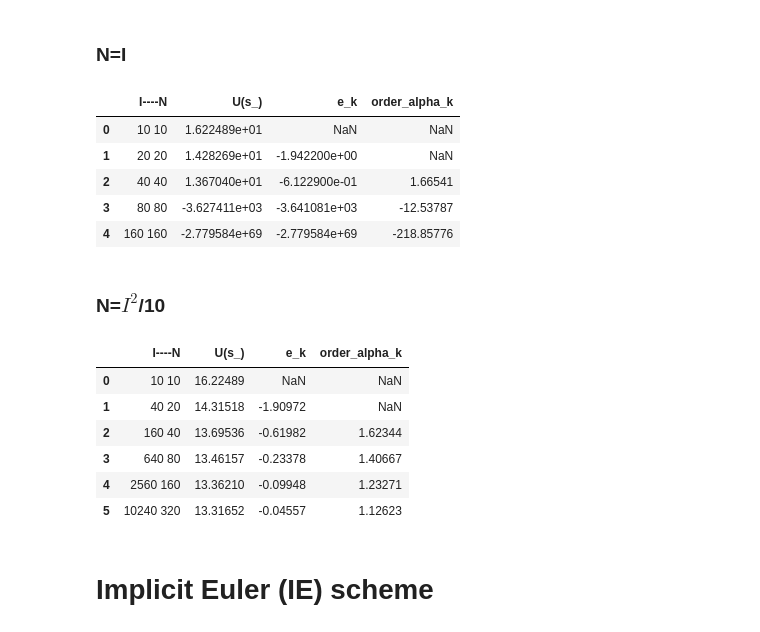
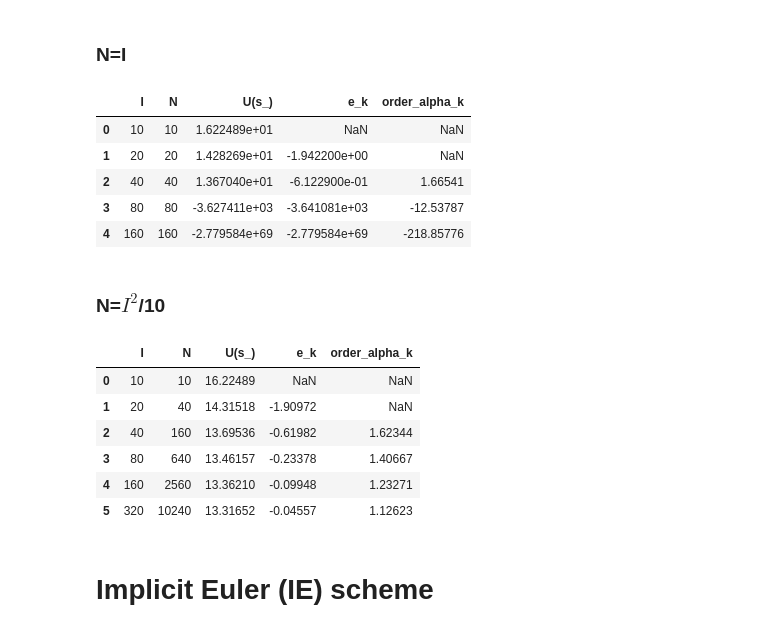
Before and after one commit to SHAO-Nuoya/EDP-in-Finance, a Jupyter notebook: TP1.ipynb, the cells around one changed output. Drawn from its saved outputs; the diff is of its cells as text; code cells hidden in the pictures.

```diff
--- a/TP1.ipynb
+++ b/TP1.ipynb
@@ -231,7 +231,7 @@ When N = 10, I = 10, PI approximation = 8.792522992351646
 ## e) Numerical order of the scheme
 # %%
 def dic() -> dict:
-    dic = {'I----N': [], 'U(s_)': [], 'e_k': [], 'order_alpha_k': []}
+    dic = {'I': [], 'N': [], 'U(s_)': [], 'e_k': [], 'order_alpha_k': []}
     return dic
 
 
@@ -253,7 +253,8 @@ for i in range(len(values)):
     bs = BS(N=N, I=I)
     U_s = P1(s_, bs, 'EE')
     hs.append(bs.h)
-    dictionary['I----N'].append('{} {}'.format(N, I))
+    dictionary['I'].append(I)
+    dictionary['N'].append(N)
     dictionary['U(s_)'].append(U_s)
     if i > 0:
         dictionary['e_k'].append(dictionary['U(s_)'][i] -
@@ -267,50 +268,51 @@ for i in range(len(values)):
 df = pd.DataFrame.from_dict(dictionary)
 df.round(5)
 # %% [output]
-|  | I----N | U(s_) | e_k | order_alpha_k |
-| 0 | 10 10 | 1.622489e+01 | NaN | NaN |
-| 1 | 20 20 | 1.428269e+01 | -1.942200e+00 | NaN |
-| 2 | 40 40 | 1.367040e+01 | -6.122900e-01 | 1.66541 |
-| 3 | 80 80 | -3.627411e+03 | -3.641081e+03 | -12.53787 |
-| 4 | 160 160 | -2.779584e+69 | -2.779584e+69 | -218.85776 |
+|  | I | N | U(s_) | e_k | order_alpha_k |
+| 0 | 10 | 10 | 1.622489e+01 | NaN | NaN |
+| 1 | 20 | 20 | 1.428269e+01 | -1.942200e+00 | NaN |
+| 2 | 40 | 40 | 1.367040e+01 | -6.122900e-01 | 1.66541 |
+| 3 | 80 | 80 | -3.627411e+03 | -3.641081e+03 | -12.53787 |
+| 4 | 160 | 160 | -2.779584e+69 | -2.779584e+69 | -218.85776 |
 # %% [markdown]
 ### N=$I^2$/10
 # %%
 Is = [10, 20, 40, 80, 160, 320]
 s_ = 80
 hs = []
 
 dictionary = dic()
 dictionary['e_k'].append(None)
 dictionary['order_alpha_k'].extend([None, None])
 
 for i in range(len(Is)):
     I = Is[i]
     N = I**2 // 10
     bs = BS(N=N, I=I)
     U_s = P1(s_, bs, 'EE')
     hs.append(bs.h)
-    dictionary['I----N'].append('{} {}'.format(N, I))
+    dictionary['I'].append(I)
+    dictionary['N'].append(N)
     dictionary['U(s_)'].append(U_s)
     if i > 0:
         dictionary['e_k'].append(dictionary['U(s_)'][i] -
                                  dictionary['U(s_)'][i - 1])
     if i > 1:
         e_k_1, e_k = dictionary['e_k'][i - 1:i + 1]
         h_k_1, h_k = hs[i - 1:i + 1]
         dictionary['order_alpha_k'].append(
             get_order_alpha(e_k_1, e_k, h_k_1, h_k))
 
 df = pd.DataFrame.from_dict(dictionary)
 df.round(5)
 # %% [output]
-|  | I----N | U(s_) | e_k | order_alpha_k |
-| 0 | 10 10 | 16.22489 | NaN | NaN |
-| 1 | 40 20 | 14.31518 | -1.90972 | NaN |
-| 2 | 160 40 | 13.69536 | -0.61982 | 1.62344 |
-| 3 | 640 80 | 13.46157 | -0.23378 | 1.40667 |
-| 4 | 2560 160 | 13.36210 | -0.09948 | 1.23271 |
-| 5 | 10240 320 | 13.31652 | -0.04557 | 1.12623 |
+|  | I | N | U(s_) | e_k | order_alpha_k |
+| 0 | 10 | 10 | 16.22489 | NaN | NaN |
+| 1 | 20 | 40 | 14.31518 | -1.90972 | NaN |
+| 2 | 40 | 160 | 13.69536 | -0.61982 | 1.62344 |
+| 3 | 80 | 640 | 13.46157 | -0.23378 | 1.40667 |
+| 4 | 160 | 2560 | 13.36210 | -0.09948 | 1.23271 |
+| 5 | 320 | 10240 | 13.31652 | -0.04557 | 1.12623 |
 # %% [markdown]
 # Implicit Euler (IE) scheme
 # %% [markdown]
```
Also changed, not shown: parts of 10 cells of this notebook.
